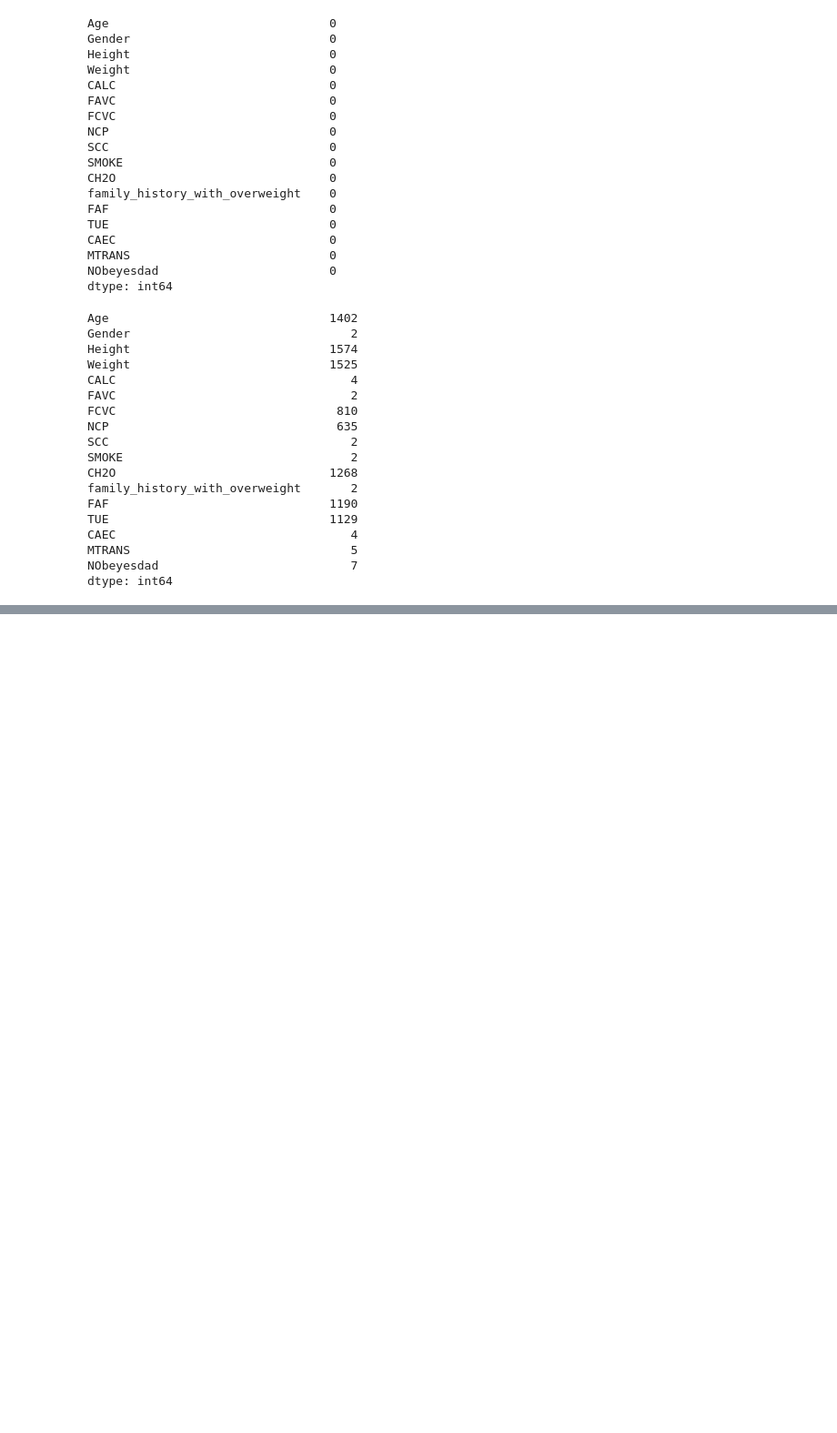
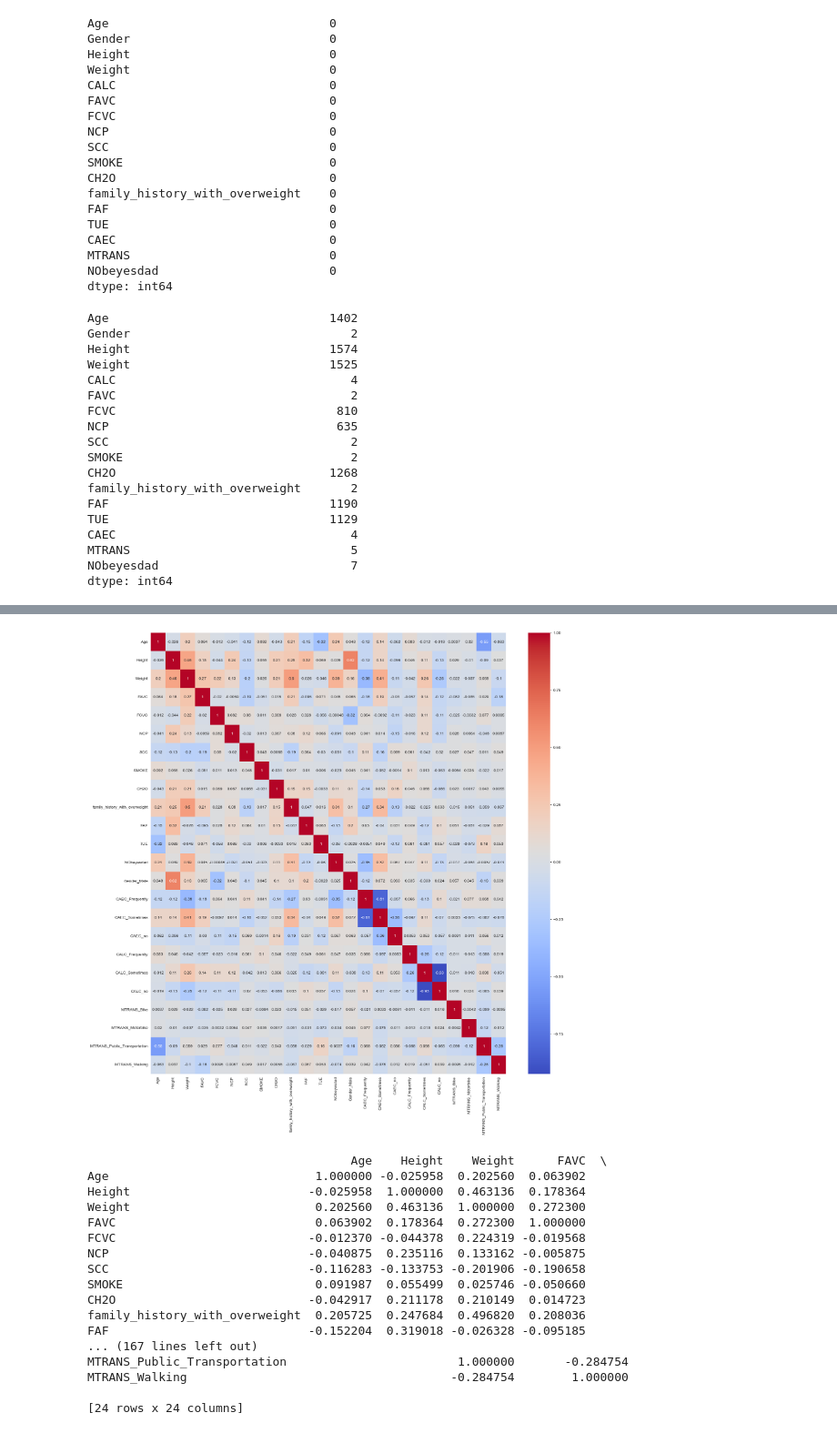
Before and after one commit to Anbt0106/Obesity-Classification, a Jupyter notebook: DataPreprocessing.ipynb, the cells around one changed output, grey strips where cells are left out. Shown at 91% size. Saved outputs shown, nothing was run; the diff lists cells and outputs as text; code cells hidden in the pictures; blank space fills up the shorter version.

```diff
--- a/DataPreprocessing.ipynb
+++ b/DataPreprocessing.ipynb
@@ -131,0 +120,21 @@ plt.show()
+# %%
+from sklearn.preprocessing import LabelEncoder
+import pandas as pd
+
+# Tạo bản sao dữ liệu để tránh ảnh hưởng dữ liệu gốc
+data_encoded = data.copy()
+
+# Label Encoding cho các cột Binary và Target
+binary_columns = ['FAVC', 'FCVC', 'NCP', 'SCC', 'SMOKE', 'CH2O', 'family_history_with_overweight', 'FAF', 'TUE']
+label_encoder = LabelEncoder()
+
+for col in binary_columns + ['NObeyesdad']:
+    data_encoded[col] = label_encoder.fit_transform(data_encoded[col])
+
+# One-Hot Encoding cho các cột Nominal
+nominal_columns = ['Gender', 'CAEC', 'CALC', 'MTRANS']
+data_encoded = pd.get_dummies(data_encoded, columns=nominal_columns, drop_first=True)
+
+# Kiểm tra dữ liệu đã mã hóa
+print(data_encoded.head())
+print(data_encoded.columns)
@@ -131,0 +159,28 @@ plt.show()
+# %%
+# correlation matrix and save the image of the correlation matrix
+corr = data_encoded.corr()
+plt.figure(figsize=(20, 20))
+sns.heatmap(corr, annot=True, cmap='coolwarm')
+plt.savefig('Img\\correlation_matrix.png')
+plt.show()
+# print the correlation matrix
+print(corr)
+# %% [output]
+[figure, added]
+                                     Age    Height    Weight      FAVC  \
+Age                             1.000000 -0.025958  0.202560  0.063902
+Height                         -0.025958  1.000000  0.463136  0.178364
+Weight                          0.202560  0.463136  1.000000  0.272300
+FAVC                            0.063902  0.178364  0.272300  1.000000
+FCVC                           -0.012370 -0.044378  0.224319 -0.019568
+NCP                            -0.040875  0.235116  0.133162 -0.005875
+SCC                            -0.116283 -0.133753 -0.201906 -0.190658
+SMOKE                           0.091987  0.055499  0.025746 -0.050660
+CH2O                           -0.042917  0.211178  0.210149  0.014723
+family_history_with_overweight  0.205725  0.247684  0.496820  0.208036
+FAF                            -0.152204  0.319018 -0.026328 -0.095185
+... (167 lines left out)
+MTRANS_Public_Transportation                        1.000000       -0.284754
+MTRANS_Walking                                     -0.284754        1.000000
+
+[24 rows x 24 columns]
```
Also changed, not shown: parts of 10 cells of this notebook.
